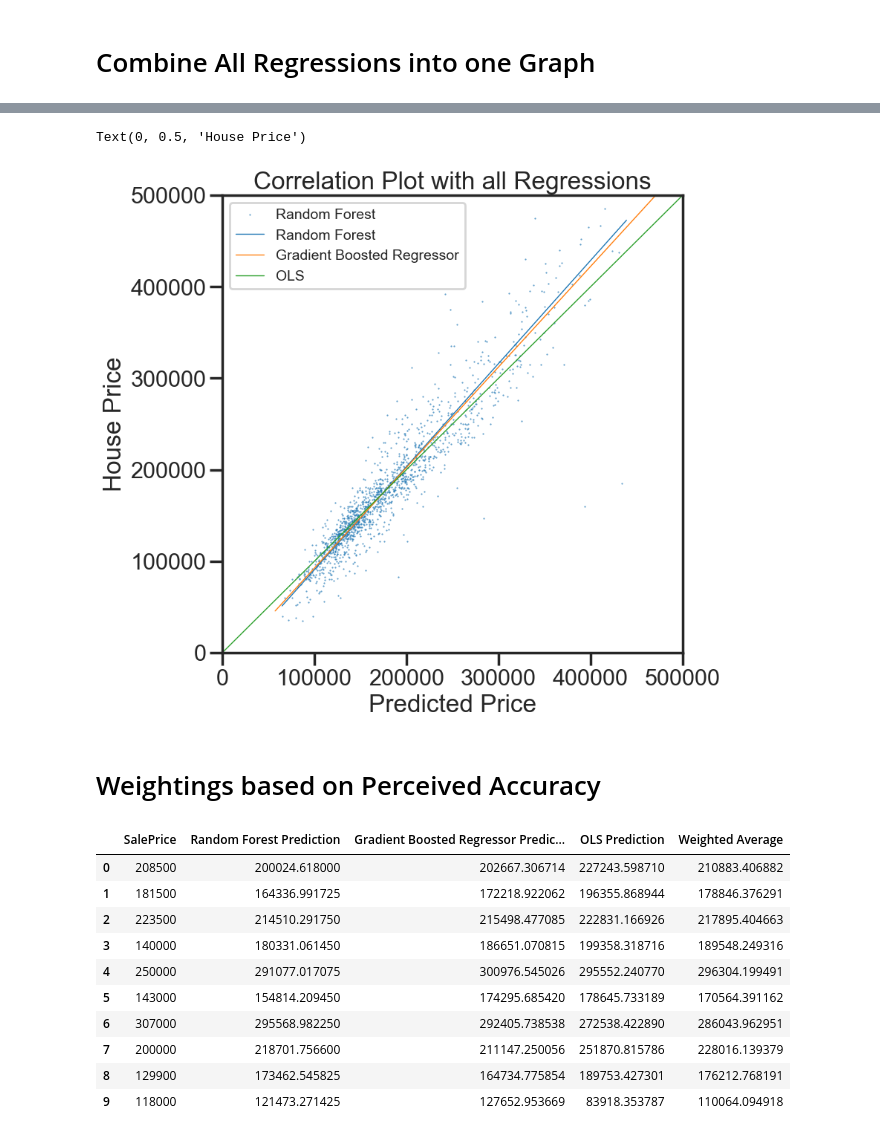
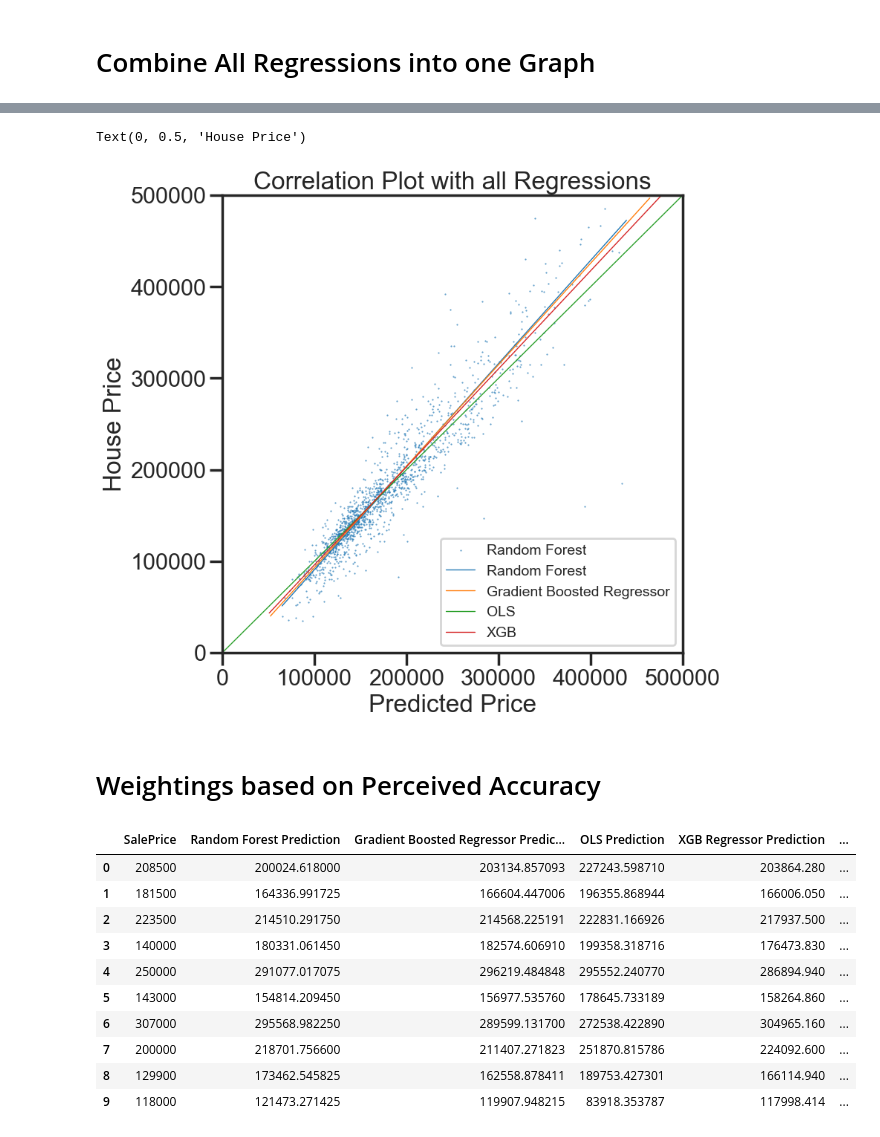
Before and after one commit to yummypugs/Data-Analytics-in-Business, a Jupyter notebook: 4.0.0 All graphs stacked.ipynb, the cells around one changed output, grey strips where cells are left out. Cells and saved outputs as stored; diff of their text form; code cells hidden in the pictures.

```diff
--- a/4.0.0 All graphs stacked.ipynb
+++ b/4.0.0 All graphs stacked.ipynb
@@ -28,8 +28,8 @@ prices["Gradient Boosted Regressor Prediction"] = gbr.iloc[:,-1:]
 ols = pd.read_csv("Exported_Data/OLS.csv")
 prices["OLS Prediction"] = ols.iloc[:,-1:]
 
-#xgb = pd.read_csv("Exported_Data/XGB.csv")
-#prices["XGBoost Regressor"] = xgb.iloc[:,-1:]
+xgb = pd.read_csv("Exported_Data/XGB.csv")
+prices["XGBoost Regressor"] = xgb.iloc[:,-1:]
 
 prices.head(10)
 # %% [output]
@@ -65,27 +65,27 @@ sns.lineplot(data=prices)
 # %%
 fig, ax = plt.subplots(figsize=(8, 8))
 #ax = sns.lineplot(prices)
 
 #sns.move_legend(ax, "upper left", bbox_to_anchor=(1, 1))
 
 #create a legend
 plt.xlim(0, 500000)
 plt.ylim(0, 500000)
 #plt.tight_layout()
 plt.title("Correlation Plot with all Regressions")
 # always label your axes
 
 sns.regplot(data=prices, x=prices.iloc[:,1:2], y="SalePrice", label="RF", ci=None, scatter_kws={'s':1}, marker=".", line_kws={"linewidth":1})
 sns.regplot(data=prices, x=prices.iloc[:,2:3], y="SalePrice", scatter=False, label="Gradient Boosted Regressor", ci=None, line_kws={"linewidth":1})
 sns.regplot(data=prices, x=prices.iloc[:,3:4], y="SalePrice", scatter=False, label="OLS", ci=None, line_kws={"linewidth":1})
-#sns.regplot(data=prices, x=prices.iloc[:,4:5], y="SalePrice", scatter=False, label="XGB", ci=None)
+sns.regplot(data=prices, x=prices.iloc[:,4:5], y="SalePrice", scatter=False, label="XGB", ci=None, line_kws={"linewidth":1})
 
 plt.legend(labels=["Random Forest","Random Forest", "Gradient Boosted Regressor", "OLS", "XGB"], prop={'size': 14})
 plt.xlabel(r"Predicted Price")
 plt.ylabel(r"House Price")
 # %% [output]
 Text(0, 0.5, 'House Price')
-[figure, old version]
+[figure, new version]
 # %% [markdown]
 # Weightings based on Perceived Accuracy
 # %%
@@ -103,21 +105,21 @@ prices["OLS Prediction"] = ols.iloc[:,-1:]
 # %%
-weight = [.3, .4, .4]
-columns = ["Random Forest Prediction", "Gradient Boosted Regressor Prediction", "OLS Prediction"]
+weight = [.3, .4, .4, .6]
+columns = ["Random Forest Prediction", "Gradient Boosted Regressor Prediction", "OLS Prediction", "XGB Regressor Prediction"]
 prices["Weighted Average"] = np.average(prices[columns], weights=weight, axis=1)
 
 prices.head(10)
 # %% [output]
-|  | SalePrice | Random Forest Prediction | Gradient Boosted Regressor Predic... | OLS Prediction | Weighted Average |
-| 0 | 208500 | 200024.618000 | 202667.306714 | 227243.598710 | 210883.406882 |
-| 1 | 181500 | 164336.991725 | 172218.922062 | 196355.868944 | 178846.376291 |
-| 2 | 223500 | 214510.291750 | 215498.477085 | 222831.166926 | 217895.404663 |
-| 3 | 140000 | 180331.061450 | 186651.070815 | 199358.318716 | 189548.249316 |
-| 4 | 250000 | 291077.017075 | 300976.545026 | 295552.240770 | 296304.199491 |
-| 5 | 143000 | 154814.209450 | 174295.685420 | 178645.733189 | 170564.391162 |
-| 6 | 307000 | 295568.982250 | 292405.738538 | 272538.422890 | 286043.962951 |
-| 7 | 200000 | 218701.756600 | 211147.250056 | 251870.815786 | 228016.139379 |
-| 8 | 129900 | 173462.545825 | 164734.775854 | 189753.427301 | 176212.768191 |
-| 9 | 118000 | 121473.271425 | 127652.953669 | 83918.353787 | 110064.094918 |
+|  | SalePrice | Random Forest Prediction | Gradient Boosted Regressor Predic... | OLS Prediction | XGB Regressor Prediction | ... |
+| 0 | 208500 | 200024.618000 | 203134.857093 | 227243.598710 | 203864.280 | ... |
+| 1 | 181500 | 164336.991725 | 166604.447006 | 196355.868944 | 166006.050 | ... |
+| 2 | 223500 | 214510.291750 | 214568.225191 | 222831.166926 | 217937.500 | ... |
+| 3 | 140000 | 180331.061450 | 182574.606910 | 199358.318716 | 176473.830 | ... |
+| 4 | 250000 | 291077.017075 | 296219.484848 | 295552.240770 | 286894.940 | ... |
+| 5 | 143000 | 154814.209450 | 156977.535760 | 178645.733189 | 158264.860 | ... |
+| 6 | 307000 | 295568.982250 | 289599.131700 | 272538.422890 | 304965.160 | ... |
+| 7 | 200000 | 218701.756600 | 211407.271823 | 251870.815786 | 224092.600 | ... |
+| 8 | 129900 | 173462.545825 | 162558.878411 | 189753.427301 | 166114.940 | ... |
+| 9 | 118000 | 121473.271425 | 119907.948215 | 83918.353787 | 117998.414 | ... |
 # %%
 fig, ax = plt.subplots(figsize=(15, 12))
 #ax = sns.lineplot(prices)
```
Also changed, not shown: parts of 5 cells of this notebook, 6 other files.
